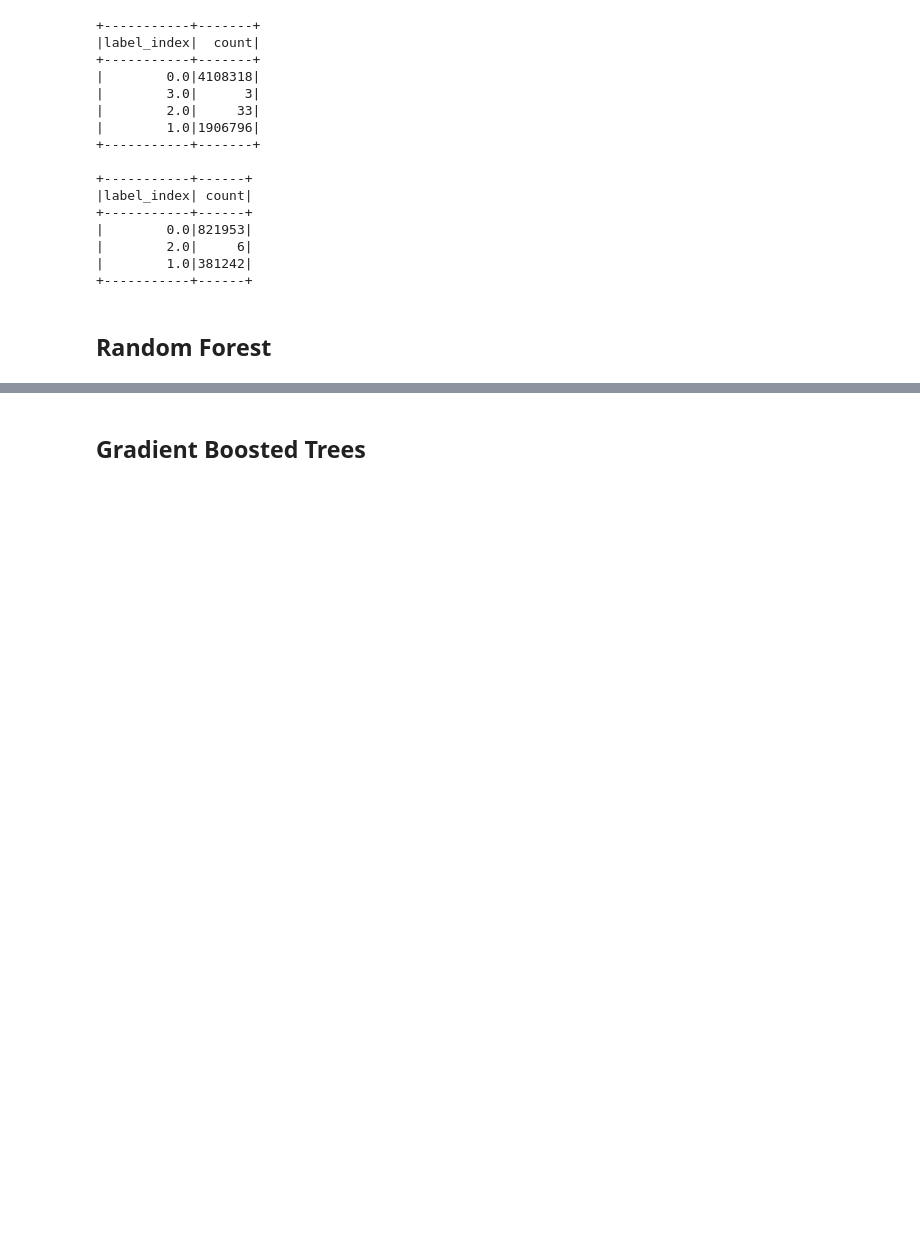
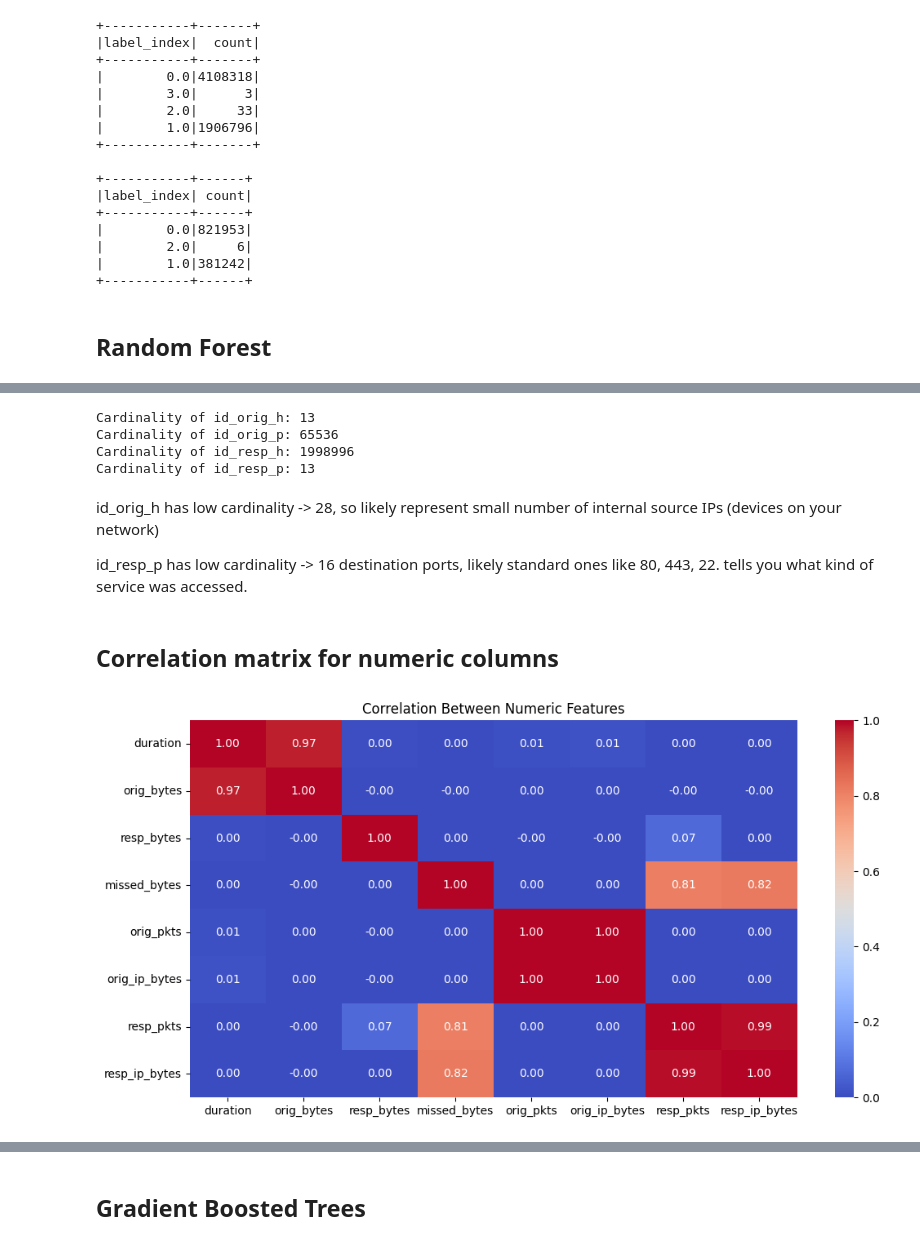
Before and after one commit to jesgiveup/maleware-detection-ml-model, a Jupyter notebook: V_2_BT4221_Group_Project - AT.ipynb, the cells around one changed output, grey strips where cells are left out. Drawn from its saved outputs; the diff is of its cells as text; code cells hidden in the pictures; blank space fills up the shorter version.

```diff
--- a/V_2_BT4221_Group_Project - AT.ipynb
+++ b/V_2_BT4221_Group_Project - AT.ipynb
@@ -1004,0 +1189,12 @@ RF AUC: 1.0000
+# %%
+from pyspark.sql.functions import col, when
+
+for column in df.columns:
+    df = df.withColumn(column, when(col(f"`{column}`") == "-", None).otherwise(col(f"`{column}`")))
+
+# Rename columns to replace dots with underscores
+new_column_names = [c.replace(".", "_") for c in df.columns]
+df = df.toDF(*new_column_names)
+
+# Check
+df.show(5)
@@ -1004,0 +1520,46 @@ RF AUC: 1.0000
+# %%
+from pyspark.sql.functions import countDistinct
+
+# Count distinct values for each column
+cardinality = df.select(
+    countDistinct("id_orig_h").alias("id_orig_h_cardinality"),
+    countDistinct("id_orig_p").alias("id_orig_p_cardinality"),
+    countDistinct("id_resp_h").alias("id_resp_h_cardinality"),
+    countDistinct("id_resp_p").alias("id_resp_p_cardinality")
+).collect()[0]
+
+# Print the cardinality of each column
+print(f"Cardinality of id_orig_h: {cardinality['id_orig_h_cardinality']}")
+print(f"Cardinality of id_orig_p: {cardinality['id_orig_p_cardinality']}")
+print(f"Cardinality of id_resp_h: {cardinality['id_resp_h_cardinality']}")
+print(f"Cardinality of id_resp_p: {cardinality['id_resp_p_cardinality']}")
+# %% [output]
+Cardinality of id_orig_h: 13
+Cardinality of id_orig_p: 65536
+Cardinality of id_resp_h: 1998996
+Cardinality of id_resp_p: 13
+# %% [markdown]
+id_orig_h has low cardinality -> 28, so likely represent small number of internal source IPs (devices on your network)
+
+id_resp_p has low cardinality -> 16 destination ports, likely standard ones like 80, 443, 22. tells you what kind of service was accessed.
+# %% [markdown]
+## Correlation matrix for numeric columns
+# %%
+from pyspark.sql.types import FloatType, DoubleType
+
+# Define numeric features to keep (excluding ID-like columns)
+numeric_cols = [
+    "duration", "orig_bytes", "resp_bytes",
+    "missed_bytes", "orig_pkts", "orig_ip_bytes", "resp_pkts", "resp_ip_bytes"
+]
+
+# Convert PySpark DataFrame to pandas DataFrame for correlation calculation
+pandas_df = df.select(numeric_cols).toPandas()
+
+# Plot correlation heatmap
+plt.figure(figsize=(12, 6))
+sns.heatmap(pandas_df.corr(), annot=True, cmap="coolwarm", fmt=".2f")
+plt.title("Correlation Between Numeric Features")
+plt.show()
+# %% [output]
+[figure, added]
```
Also changed, not shown: parts of 97 cells of this notebook, 1 other file.
